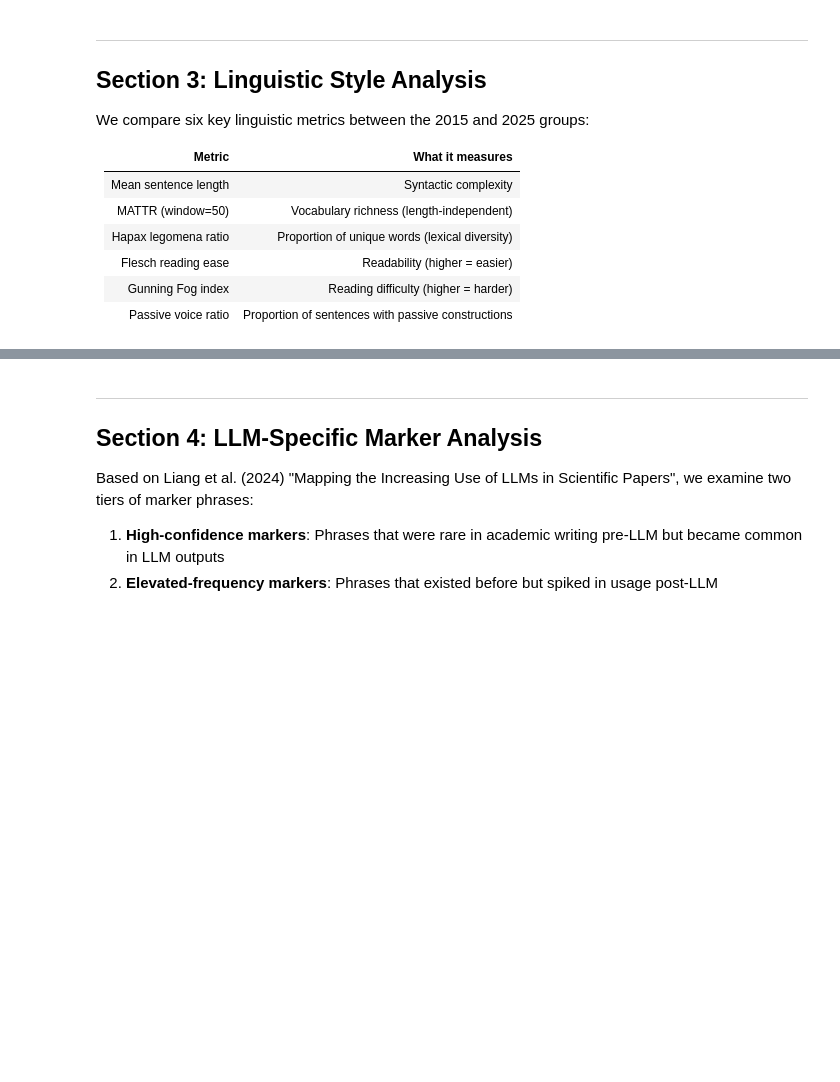
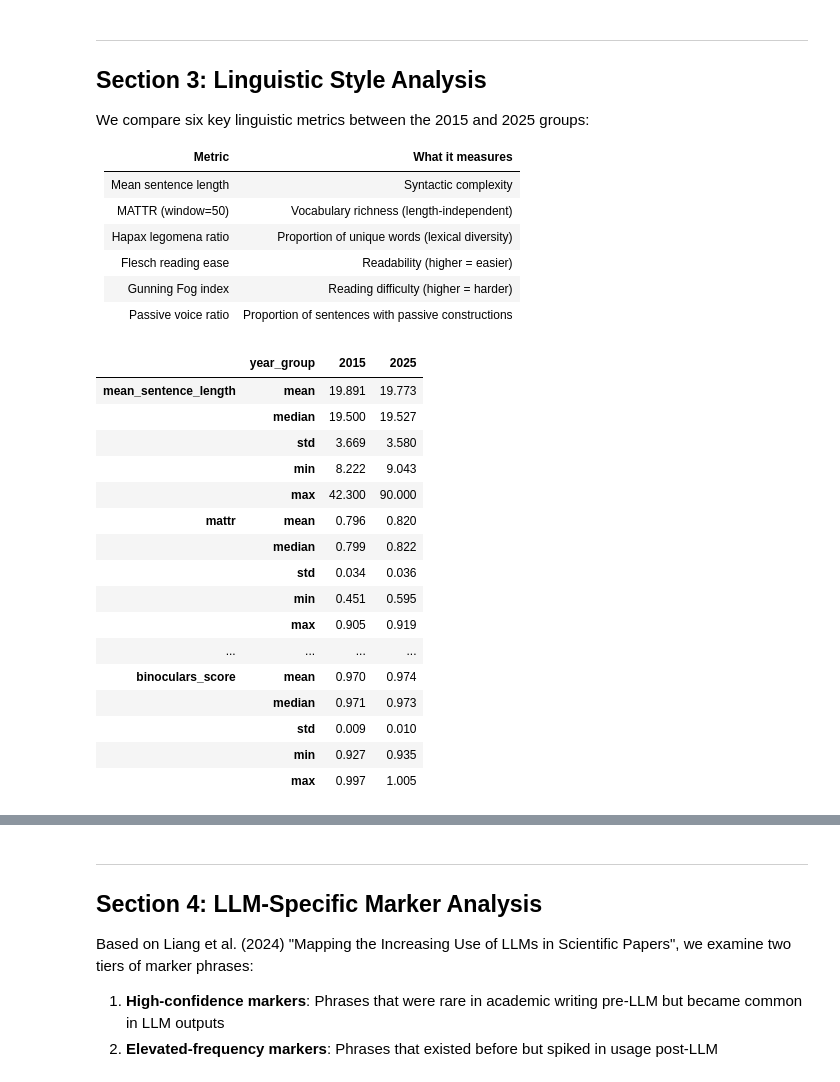
Before and after one commit to lwi00/arxivAnalyser, a Jupyter notebook: analysis.ipynb, the cells around one changed output, grey strips where cells are left out. Cells and saved outputs as stored; diff of their text form; code cells hidden in the pictures; blank space fills up the shorter version.

```diff
--- a/analysis.ipynb
+++ b/analysis.ipynb
@@ -286,0 +341,16 @@ df_papers[["arxiv_id", "year_group", "n_words", "n_sentences", "flesch", "mattr"
+# %%
+# Merge perplexity/burstiness metrics computed in perplexity_analysis.ipynb
+ppl_path = pathlib.Path("perplexity_metrics.csv")
+if ppl_path.exists():
+    df_ppl = pd.read_csv(ppl_path, dtype={"arxiv_id": str, "year_group": str})
+    n_before = len(df_papers)
+    df_papers = df_papers.merge(
+        df_ppl[["arxiv_id", "year_group", "perplexity", "log_perplexity", "burstiness_std", "burstiness_cv"]],
+        on=["arxiv_id", "year_group"],
+        how="left",
+    )
+    assert len(df_papers) == n_before, "merge changed row count"
+    n_covered = df_papers["log_perplexity"].notna().sum()
+    print(f"Merged perplexity/burstiness: {n_covered}/{len(df_papers)} papers covered")
+else:
+    print("perplexity_metrics.csv not found — run perplexity_analysis.ipynb first to add perplexity/burstiness metrics. Continuing without them.")
@@ -286,0 +359,20 @@ df_papers[["arxiv_id", "year_group", "n_words", "n_sentences", "flesch", "mattr"
+# %%
+# Merge Binoculars-style two-model score computed in run_binoculars.py
+# Score = log_ppl(text | Qwen2.5-0.5B base) / log_ppl(text | Qwen2.5-0.5B-Instruct)
+# Higher score => instruct model is dramatically more confident than base model,
+# i.e. text looks alignment-shaped (LLM-like). Lower score => base/instruct gap
+# is small, more consistent with human-written prose.
+bino_path = pathlib.Path("binoculars_metrics.csv")
+if bino_path.exists():
+    df_bino = pd.read_csv(bino_path, dtype={"arxiv_id": str, "year_group": str})
+    n_before = len(df_papers)
+    df_papers = df_papers.merge(
+        df_bino[["arxiv_id", "year_group", "base_log_ppl", "instruct_log_ppl", "binoculars_score"]],
+        on=["arxiv_id", "year_group"],
+        how="left",
+    )
+    assert len(df_papers) == n_before, "binoculars merge changed row count"
+    n_covered = df_papers["binoculars_score"].notna().sum()
+    print(f"Merged binoculars score: {n_covered}/{len(df_papers)} papers covered")
+else:
+    print("binoculars_metrics.csv not found \u2014 run run_binoculars.py first to add the binoculars metric. Continuing without it.")
@@ -301,22 +395,48 @@ We compare six key linguistic metrics between the 2015 and 2025 groups:
 # %%
 # Summary statistics table
 LINGUISTIC_METRICS = ["mean_sentence_length", "mattr", "hapax_ratio", "flesch", "gunning_fog", "passive_ratio"]
+# Perplexity / burstiness / binoculars are added only if the corresponding CSVs were merged in earlier
+for _extra in ["log_perplexity", "burstiness_std", "binoculars_score"]:
+    if _extra in df_papers.columns and _extra not in LINGUISTIC_METRICS:
+        LINGUISTIC_METRICS.append(_extra)
+
 METRIC_LABELS = {
     "mean_sentence_length": "Mean Sentence Length",
     "mattr": "MATTR (window=50)",
     "hapax_ratio": "Hapax Legomena Ratio",
     "flesch": "Flesch Reading Ease",
     "gunning_fog": "Gunning Fog Index",
     "passive_ratio": "Passive Voice Ratio",
     "n_words": "Section Word Count",
     "n_paragraphs": "Paragraph Count",
     "n_citations": "Citation Count",
     "cit_per_sentence": "Citations per Sentence",
     "cit_per_100_words": "Citations per 100 Words",
+    "log_perplexity": "Log Perplexity (GPT-2 medium)",
+    "burstiness_std": "Burstiness (std of sent log-ppl)",
+    "binoculars_score": "Binoculars score (Qwen2.5-0.5B base/instruct log-ppl ratio)",
 }
 
 summary = df_papers.groupby("year_group")[LINGUISTIC_METRICS].agg(["mean", "median", "std", "min", "max"])
 display(summary.T.style.format("{:.3f}"))
+# %% [output]
+|  | year_group | 2015 | 2025 |
+| mean_sentence_length | mean | 19.891 | 19.773 |
+|  | median | 19.500 | 19.527 |
+|  | std | 3.669 | 3.580 |
+|  | min | 8.222 | 9.043 |
+|  | max | 42.300 | 90.000 |
+| mattr | mean | 0.796 | 0.820 |
+|  | median | 0.799 | 0.822 |
+|  | std | 0.034 | 0.036 |
+|  | min | 0.451 | 0.595 |
+|  | max | 0.905 | 0.919 |
+| ... | ... | ... | ... |
+| binoculars_score | mean | 0.970 | 0.974 |
+|  | median | 0.971 | 0.973 |
+|  | std | 0.009 | 0.010 |
+|  | min | 0.927 | 0.935 |
+|  | max | 0.997 | 1.005 |
 # %%
 # 2x3 violin plots
 fig, axes = plt.subplots(2, 3, figsize=(15, 10))
```
Also changed, not shown: parts of 31 cells of this notebook, 34 other files.
